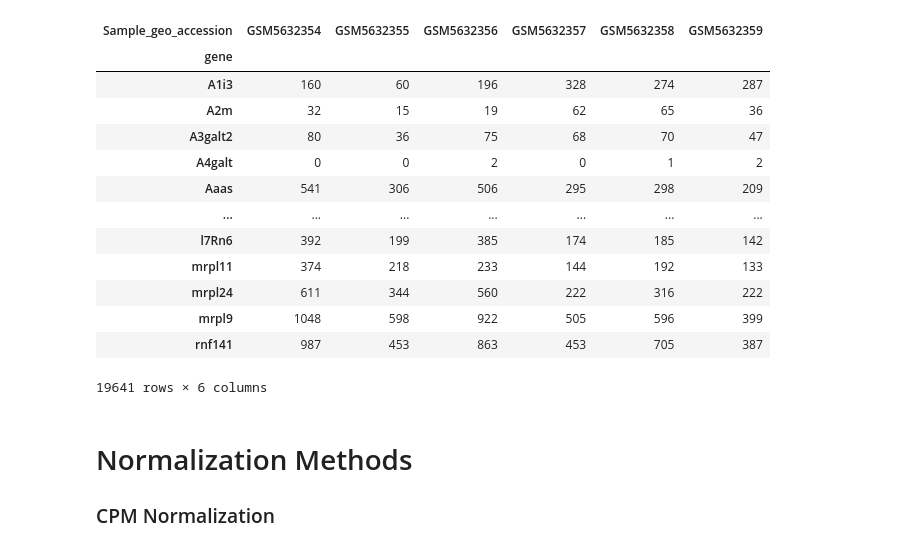
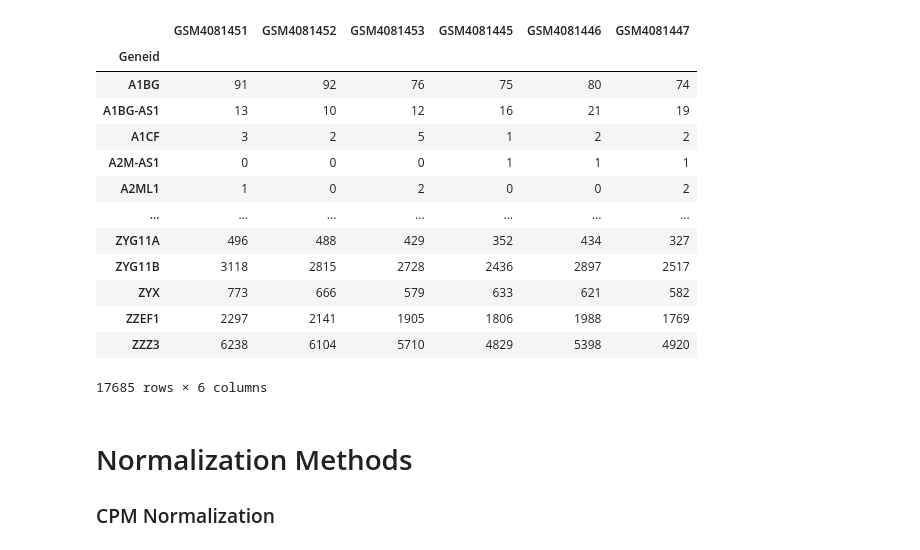
Before and after one commit to MaayanLab/dex-benchmark, a Jupyter notebook: Benchmarking_Normalization_Methods/benchmarking_normalization_v2.ipynb, the cells around one changed output. Cells and saved outputs as stored; diff of their text form; code cells hidden in the pictures.

```diff
--- a/Benchmarking_Normalization_Methods/benchmarking_normalization_v2.ipynb
+++ b/Benchmarking_Normalization_Methods/benchmarking_normalization_v2.ipynb
@@ -79,0 +39,29 @@ dataset['dataset_metadata'] = meta_df
+# %%
+# Load in metadata
+try:
+    if meta_data_filename.endswith('.csv'):
+        meta_df = pd.read_csv(meta_data_filename, index_col=0)
+    else:
+        meta_df = pd.read_csv(meta_data_filename, sep="\t", index_col=0)
+    print(f"Metadata file shape: {meta_df.shape[0]} samples, {meta_df.shape[1]} features")
+except:
+    print("Error! Please ensure the metadata file is in CSV, TXT, or TSV format.")
+
+# Load in data
+try:
+    if rnaseq_data_filename.endswith('.csv'):
+        expr_df = pd.read_csv(rnaseq_data_filename, index_col=0).sort_index()
+    else:
+        expr_df = pd.read_csv(rnaseq_data_filename, sep="\t", index_col=0).sort_index()
+    print(f"RNA-seq data file shape: {expr_df.shape[0]} genes, {expr_df.shape[1]} samples")
+except:
+    print("Error! Please ensure the RNA-seq file is in CSV, TXT, or TSV format.")
+
+# Match samples between the metadata and the dataset
+if meta_class_column_name not in meta_df.columns:
+    print(f"Error! Column '{meta_class_column_name}' was not found in the metadata.")
+
+shared_samples = set(meta_df.index).intersection(expr_df.columns)
+meta_df = meta_df[meta_df.index.isin(shared_samples)].sort_values(by=['Class'])
+expr_df = expr_df[shared_samples]
+print(f"\nThe pipeline will be run on {len(shared_samples)} samples.")
@@ -80,8 +73,16 @@ dataset['dataset_metadata'] = meta_df
+# %%
+# Sort metadata by class labels; control first
+expr_df = pd.concat([
+    expr_df[meta_df[meta_df['Class']==control_name].index],
+    expr_df[meta_df[meta_df['Class']!=control_name].index]
+], axis=1)
 # %%
 ## Filter out non-expressed genes
 expr_df = expr_df.loc[expr_df.sum(axis=1) > 0, :]
 ## Filter out lowly expressed genes
 mask_low_vals = (expr_df > low_expression_threshold).sum(axis=1) > 2
 expr_df = expr_df.loc[mask_low_vals, :]
-current_dataset += '+filter_genes'
-dataset[current_dataset] = expr_df
+print(f"Number of genes after filtering by low expression: {expr_df.shape[0]}")
+
+# Dictionary to store all normalized datasets
+dataset = {'metadata': meta_df, 'rawdata': expr_df}
@@ -100,21 +103,21 @@ meta_df
 # %%
 # Display expression data
-expr_df
+dataset['rawdata']
 # %% [output]
-| Sample_geo_accession | GSM5632354 | GSM5632355 | GSM5632356 | GSM5632357 | GSM5632358 | GSM5632359 |
-| gene |  |  |  |  |  |  |
-| A1i3 | 160 | 60 | 196 | 328 | 274 | 287 |
-| A2m | 32 | 15 | 19 | 62 | 65 | 36 |
-| A3galt2 | 80 | 36 | 75 | 68 | 70 | 47 |
-| A4galt | 0 | 0 | 2 | 0 | 1 | 2 |
-| Aaas | 541 | 306 | 506 | 295 | 298 | 209 |
+|  | GSM4081451 | GSM4081452 | GSM4081453 | GSM4081445 | GSM4081446 | GSM4081447 |
+| Geneid |  |  |  |  |  |  |
+| A1BG | 91 | 92 | 76 | 75 | 80 | 74 |
+| A1BG-AS1 | 13 | 10 | 12 | 16 | 21 | 19 |
+| A1CF | 3 | 2 | 5 | 1 | 2 | 2 |
+| A2M-AS1 | 0 | 0 | 0 | 1 | 1 | 1 |
+| A2ML1 | 1 | 0 | 2 | 0 | 0 | 2 |
 | ... | ... | ... | ... | ... | ... | ... |
-| l7Rn6 | 392 | 199 | 385 | 174 | 185 | 142 |
-| mrpl11 | 374 | 218 | 233 | 144 | 192 | 133 |
-| mrpl24 | 611 | 344 | 560 | 222 | 316 | 222 |
-| mrpl9 | 1048 | 598 | 922 | 505 | 596 | 399 |
-| rnf141 | 987 | 453 | 863 | 453 | 705 | 387 |
+| ZYG11A | 496 | 488 | 429 | 352 | 434 | 327 |
+| ZYG11B | 3118 | 2815 | 2728 | 2436 | 2897 | 2517 |
+| ZYX | 773 | 666 | 579 | 633 | 621 | 582 |
+| ZZEF1 | 2297 | 2141 | 1905 | 1806 | 1988 | 1769 |
+| ZZZ3 | 6238 | 6104 | 5710 | 4829 | 5398 | 4920 |
-19641 rows × 6 columns
+17685 rows × 6 columns
 # %% [markdown]
 # Normalization Methods
 
```
Also changed, not shown: parts of 80 cells of this notebook, 1 other file.
